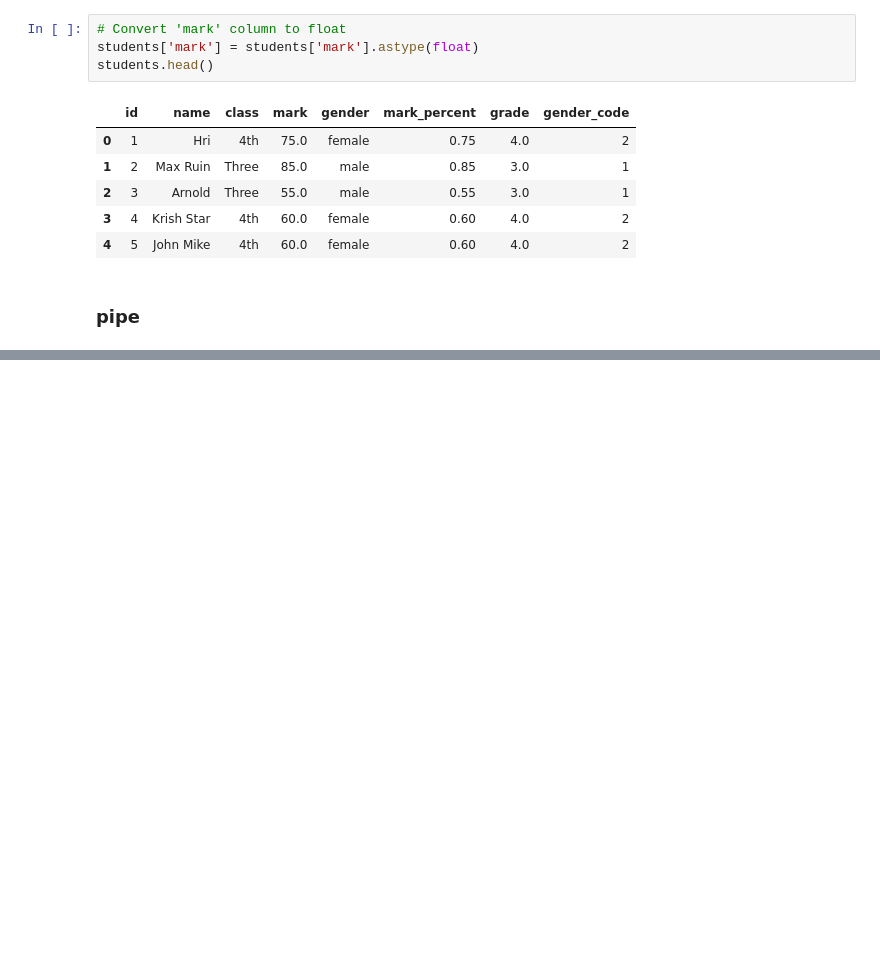
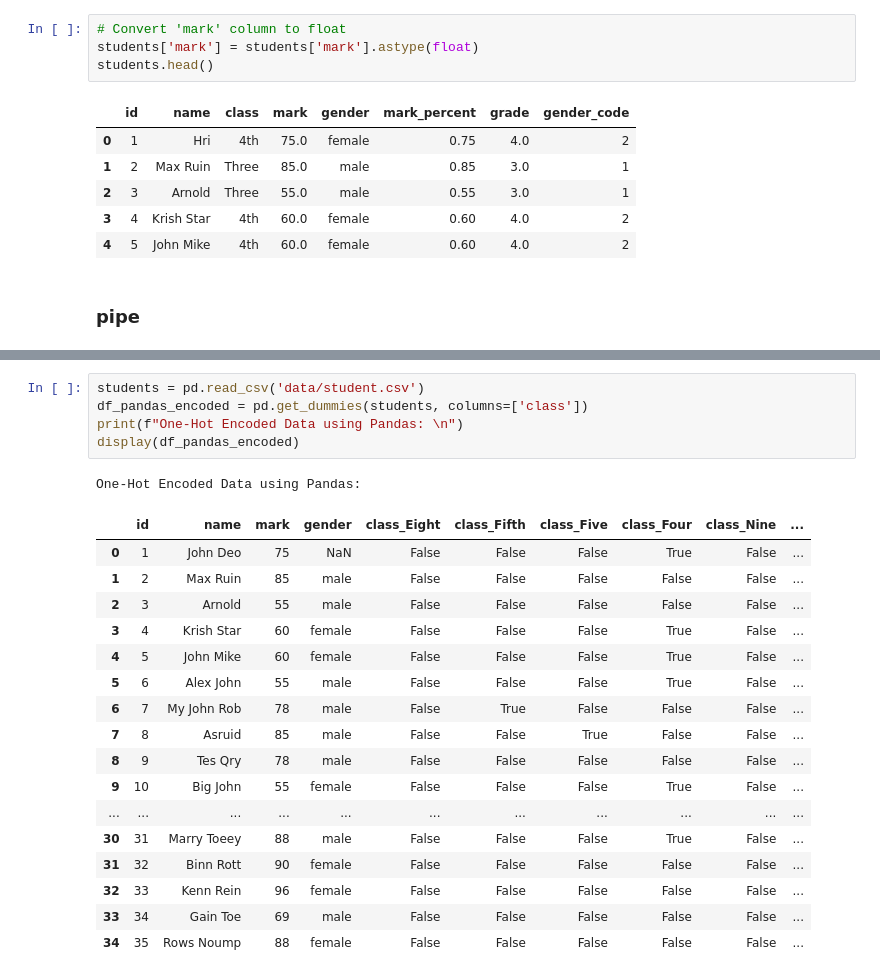
Before and after one commit to hritikaxx/python-programming, a Jupyter notebook: week_4.ipynb, the cells around one changed output, grey strips where cells are left out. Drawn from its saved outputs; the diff is of its cells as text; blank space fills up the shorter version.

```diff
--- a/week_4.ipynb
+++ b/week_4.ipynb
@@ -99,0 +169,24 @@ KeyError: 'mark'
+# %%
+students = pd.read_csv('data/student.csv')
+df_pandas_encoded = pd.get_dummies(students, columns=['class'])
+print(f"One-Hot Encoded Data using Pandas: \n")
+display(df_pandas_encoded)
+# %% [output]
+One-Hot Encoded Data using Pandas:
+|  | id | name | mark | gender | class_Eight | class_Fifth | class_Five | class_Four | class_Nine | ... |
+| 0 | 1 | John Deo | 75 | NaN | False | False | False | True | False | ... |
+| 1 | 2 | Max Ruin | 85 | male | False | False | False | False | False | ... |
+| 2 | 3 | Arnold | 55 | male | False | False | False | False | False | ... |
+| 3 | 4 | Krish Star | 60 | female | False | False | False | True | False | ... |
+| 4 | 5 | John Mike | 60 | female | False | False | False | True | False | ... |
+| 5 | 6 | Alex John | 55 | male | False | False | False | True | False | ... |
+| 6 | 7 | My John Rob | 78 | male | False | True | False | False | False | ... |
+| 7 | 8 | Asruid | 85 | male | False | False | True | False | False | ... |
+| 8 | 9 | Tes Qry | 78 | male | False | False | False | False | False | ... |
+| 9 | 10 | Big John | 55 | female | False | False | False | True | False | ... |
+| ... | ... | ... | ... | ... | ... | ... | ... | ... | ... | ... |
+| 30 | 31 | Marry Toeey | 88 | male | False | False | False | True | False | ... |
+| 31 | 32 | Binn Rott | 90 | female | False | False | False | False | False | ... |
+| 32 | 33 | Kenn Rein | 96 | female | False | False | False | False | False | ... |
+| 33 | 34 | Gain Toe | 69 | male | False | False | False | False | False | ... |
+| 34 | 35 | Rows Noump | 88 | female | False | False | False | False | False | ... |
```
Also changed, not shown: parts of 8 cells of this notebook, 1 other file.
